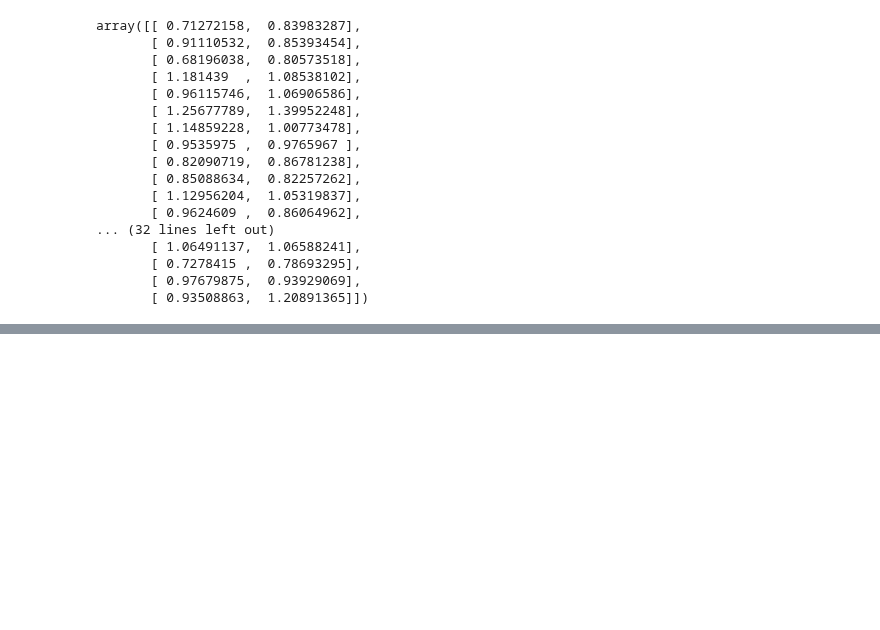
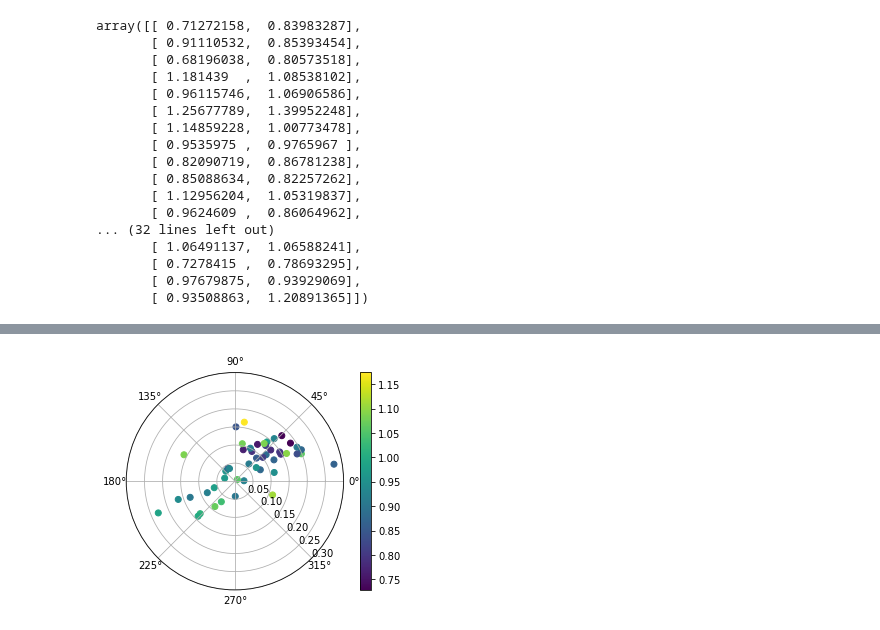
Before and after one commit to pysal/giddy, a Jupyter notebook: notebooks/directional.ipynb, the cells around one changed output, grey strips where cells are left out. Cells and saved outputs as stored; diff of their text form; code cells hidden in the pictures; blank space fills up the shorter version.

```diff
--- a/notebooks/directional.ipynb
+++ b/notebooks/directional.ipynb
@@ -469,0 +122,4 @@ plt.title('Ending income')
+# %%
+r4.plot(attribute=r4.lag[:,0]) # condition on lag of starting relative income
+# %% [output]
+[figure, added]
```
Also changed, not shown: parts of 67 cells of this notebook.
